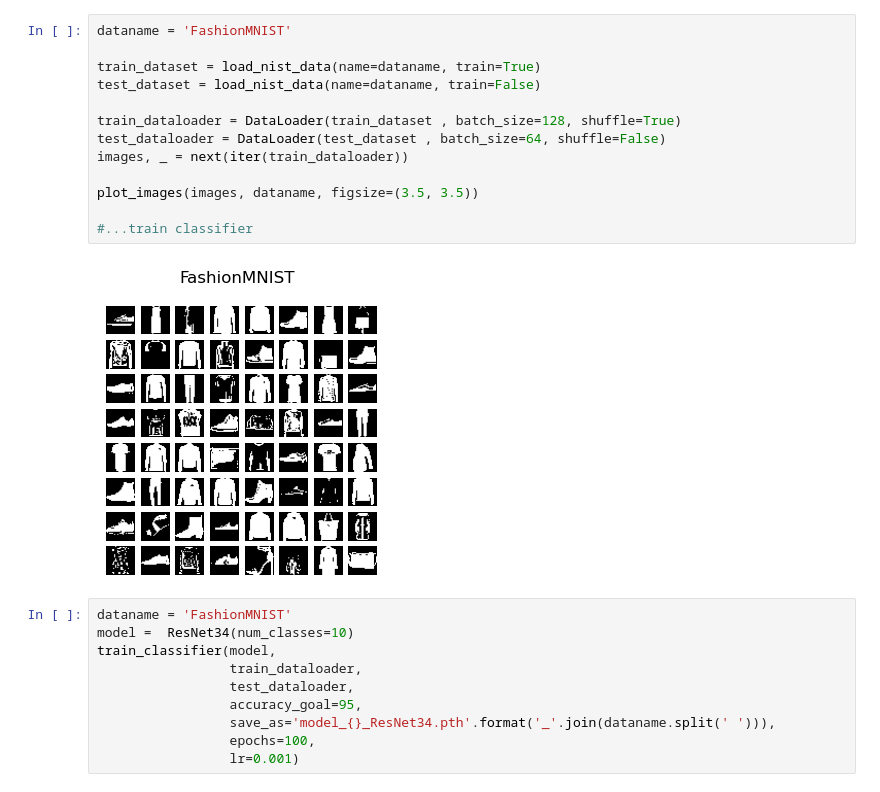
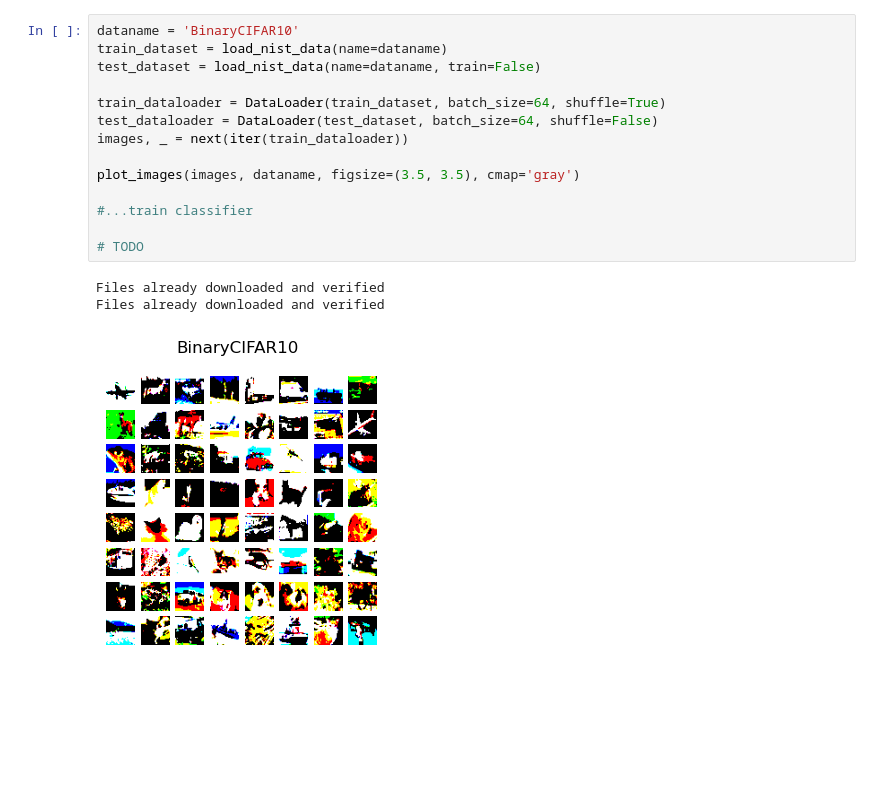
Before and after one commit to dfaroughy/FID-MNIST, a Jupyter notebook: classsifiers.ipynb, the cells around one changed output. Drawn from its saved outputs; the diff is of its cells as text; blank space fills up the shorter version.

```diff
--- a/classsifiers.ipynb
+++ b/classsifiers.ipynb
@@ -57,25 +206,18 @@ KeyboardInterrupt:
 # %%
-dataname = 'FashionMNIST'
-
-train_dataset = load_nist_data(name=dataname, train=True)
+dataname = 'BinaryCIFAR10'
+train_dataset = load_nist_data(name=dataname)
 test_dataset = load_nist_data(name=dataname, train=False)
 
-train_dataloader = DataLoader(train_dataset , batch_size=128, shuffle=True)
-test_dataloader = DataLoader(test_dataset , batch_size=64, shuffle=False)
+train_dataloader = DataLoader(train_dataset, batch_size=64, shuffle=True)
+test_dataloader = DataLoader(test_dataset, batch_size=64, shuffle=False)
 images, _ = next(iter(train_dataloader))
 
-plot_images(images, dataname, figsize=(3.5, 3.5))
+plot_images(images, dataname, figsize=(3.5, 3.5), cmap='gray')
 
 #...train classifier
+
+# TODO
 # %% [output]
+Files already downloaded and verified
+Files already downloaded and verified
-[figure, old version]
+[figure, new version]
-# %%
-dataname = 'FashionMNIST'
-model =  ResNet34(num_classes=10)
-train_classifier(model,
-                 train_dataloader,
-                 test_dataloader,
-                 accuracy_goal=95,
-                 save_as='model_{}_ResNet34.pth'.format('_'.join(dataname.split(' '))),
-                 epochs=100,
-                 lr=0.001)
```
Also changed, not shown: parts of 13 cells of this notebook, 5 other files.
